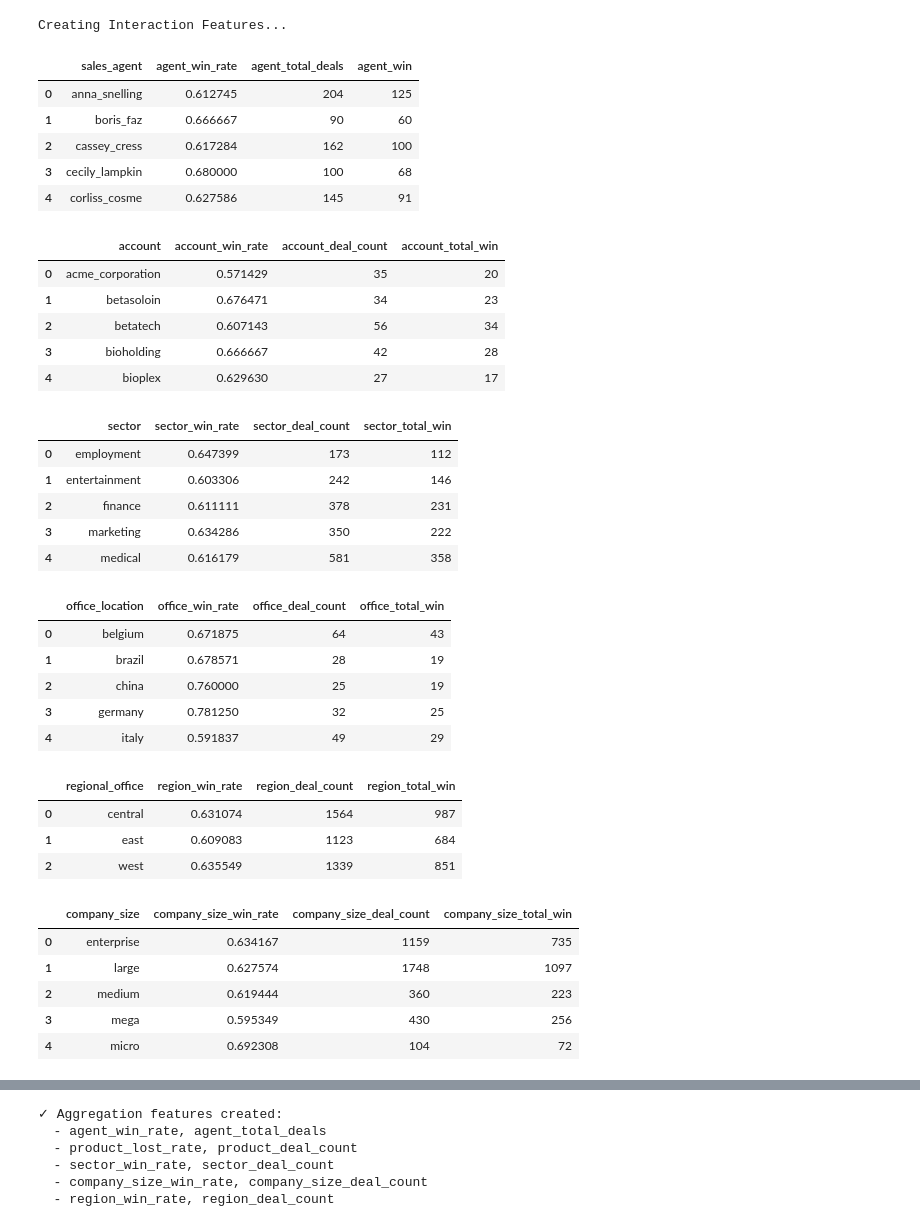
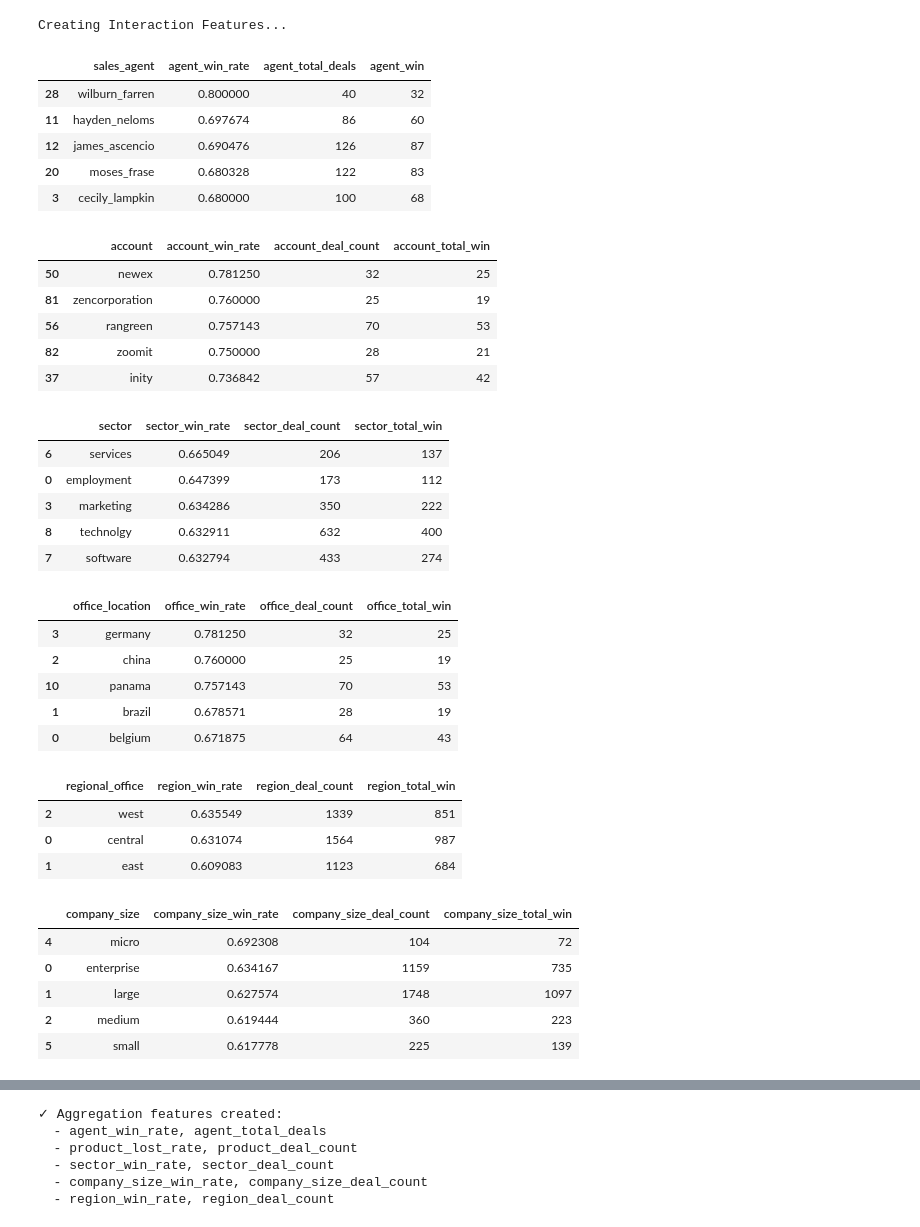
Before and after one commit to Elice99/Sales-Pipeline-Prediction-Model, a Jupyter notebook: sales_pipeline.ipynb, the cells around one changed output, grey strips where cells are left out. Drawn from its saved outputs; the diff is of its cells as text; code cells hidden in the pictures.

```diff
--- a/sales_pipeline.ipynb
+++ b/sales_pipeline.ipynb
@@ -369,14 +369,14 @@ df_val = df_val.merge(agent_stats, on='sales_agent', how='left')
 df_test = df_test.merge(agent_stats, on='sales_agent', how='left')
 df_active = df_active.merge(agent_stats, on='sales_agent', how='left')
 
-agent_stats.head()
+agent_stats.sort_values(by='agent_win_rate', ascending=False).head()
 # %% [output]
 |  | sales_agent | agent_win_rate | agent_total_deals | agent_win |
-| 0 | anna_snelling | 0.612745 | 204 | 125 |
-| 1 | boris_faz | 0.666667 | 90 | 60 |
-| 2 | cassey_cress | 0.617284 | 162 | 100 |
+| 28 | wilburn_farren | 0.800000 | 40 | 32 |
+| 11 | hayden_neloms | 0.697674 | 86 | 60 |
+| 12 | james_ascencio | 0.690476 | 126 | 87 |
+| 20 | moses_frase | 0.680328 | 122 | 83 |
 | 3 | cecily_lampkin | 0.680000 | 100 | 68 |
-| 4 | corliss_cosme | 0.627586 | 145 | 91 |
 # %%
 # account Performance
 account_stats = df_train.groupby('account').agg({
@@ -389,14 +389,14 @@ df_val = df_val.merge(account_stats, on='account', how='left')
 df_test = df_test.merge(account_stats, on='account', how='left')
 df_active = df_active.merge(account_stats, on='account', how='left')
 
-account_stats.head()
+account_stats.sort_values(by='account_win_rate', ascending=False).head()
 # %% [output]
 |  | account | account_win_rate | account_deal_count | account_total_win |
-| 0 | acme_corporation | 0.571429 | 35 | 20 |
-| 1 | betasoloin | 0.676471 | 34 | 23 |
-| 2 | betatech | 0.607143 | 56 | 34 |
-| 3 | bioholding | 0.666667 | 42 | 28 |
-| 4 | bioplex | 0.629630 | 27 | 17 |
+| 50 | newex | 0.781250 | 32 | 25 |
+| 81 | zencorporation | 0.760000 | 25 | 19 |
+| 56 | rangreen | 0.757143 | 70 | 53 |
+| 82 | zoomit | 0.750000 | 28 | 21 |
+| 37 | inity | 0.736842 | 57 | 42 |
 # %%
 # Sector Performance
 sector_stats = df_train.groupby('sector').agg({
@@ -409,34 +409,34 @@ df_val = df_val.merge(sector_stats, on='sector', how='left')
 df_test = df_test.merge(sector_stats, on='sector', how='left')
 df_active = df_active.merge(sector_stats, on='sector', how='left')
 
-sector_stats.head()
+sector_stats.sort_values(by='sector_win_rate', ascending=False).head()
 # %% [output]
 |  | sector | sector_win_rate | sector_deal_count | sector_total_win |
+| 6 | services | 0.665049 | 206 | 137 |
 | 0 | employment | 0.647399 | 173 | 112 |
-| 1 | entertainment | 0.603306 | 242 | 146 |
-| 2 | finance | 0.611111 | 378 | 231 |
 | 3 | marketing | 0.634286 | 350 | 222 |
-| 4 | medical | 0.616179 | 581 | 358 |
+| 8 | technolgy | 0.632911 | 632 | 400 |
+| 7 | software | 0.632794 | 433 | 274 |
 # %%
 # Office Location Performance
 office_stats = df_train.groupby('office_location').agg({
     'target': ['mean', 'count', 'sum']
 }).reset_index()
 office_stats.columns = ['office_location', 'office_win_rate', 'office_deal_count', 'office_total_win']
 
 df_train = df_train.merge(office_stats, on='office_location', how='left')
 df_val = df_val.merge(office_stats, on='office_location', how='left')
 df_test = df_test.merge(office_stats, on='office_location', how='left')
 df_active = df_active.merge(office_stats, on='office_location', how='left')
 
-office_stats.head()
+office_stats.sort_values(by='office_win_rate', ascending=False).head()
 # %% [output]
 |  | office_location | office_win_rate | office_deal_count | office_total_win |
+| 3 | germany | 0.781250 | 32 | 25 |
+| 2 | china | 0.760000 | 25 | 19 |
+| 10 | panama | 0.757143 | 70 | 53 |
+| 1 | brazil | 0.678571 | 28 | 19 |
 | 0 | belgium | 0.671875 | 64 | 43 |
-| 1 | brazil | 0.678571 | 28 | 19 |
-| 2 | china | 0.760000 | 25 | 19 |
-| 3 | germany | 0.781250 | 32 | 25 |
-| 4 | italy | 0.591837 | 49 | 29 |
 # %%
 # Regional Office Performance
 region_stats = df_train.groupby('regional_office').agg({
@@ -449,12 +449,12 @@ df_val = df_val.merge(region_stats, on='regional_office', how='left')
 df_test = df_test.merge(region_stats, on='regional_office', how='left')
 df_active = df_active.merge(region_stats, on='regional_office', how='left')
 
-region_stats.head()
+region_stats.sort_values(by='region_win_rate', ascending=False).head()
 # %% [output]
 |  | regional_office | region_win_rate | region_deal_count | region_total_win |
+| 2 | west | 0.635549 | 1339 | 851 |
 | 0 | central | 0.631074 | 1564 | 987 |
 | 1 | east | 0.609083 | 1123 | 684 |
-| 2 | west | 0.635549 | 1339 | 851 |
 # %%
 # company_size Performance
 company_size_stats = df_train.groupby('company_size').agg({
@@ -467,14 +467,14 @@ df_val = df_val.merge(company_size_stats, on='company_size', how='left')
 df_test = df_test.merge(company_size_stats, on='company_size', how='left')
 df_active = df_active.merge(company_size_stats, on='company_size', how='left')
 
-company_size_stats.head()
+company_size_stats.sort_values(by='company_size_win_rate', ascending=False).head()
 # %% [output]
 |  | company_size | company_size_win_rate | company_size_deal_count | company_size_total_win |
+| 4 | micro | 0.692308 | 104 | 72 |
 | 0 | enterprise | 0.634167 | 1159 | 735 |
 | 1 | large | 0.627574 | 1748 | 1097 |
 | 2 | medium | 0.619444 | 360 | 223 |
-| 3 | mega | 0.595349 | 430 | 256 |
-| 4 | micro | 0.692308 | 104 | 72 |
+| 5 | small | 0.617778 | 225 | 139 |
 # %%
 # Product Performance
 product_stats = df_train.groupby('product').agg({
```
Also changed, not shown: parts of 12 cells of this notebook, 11 other files.
